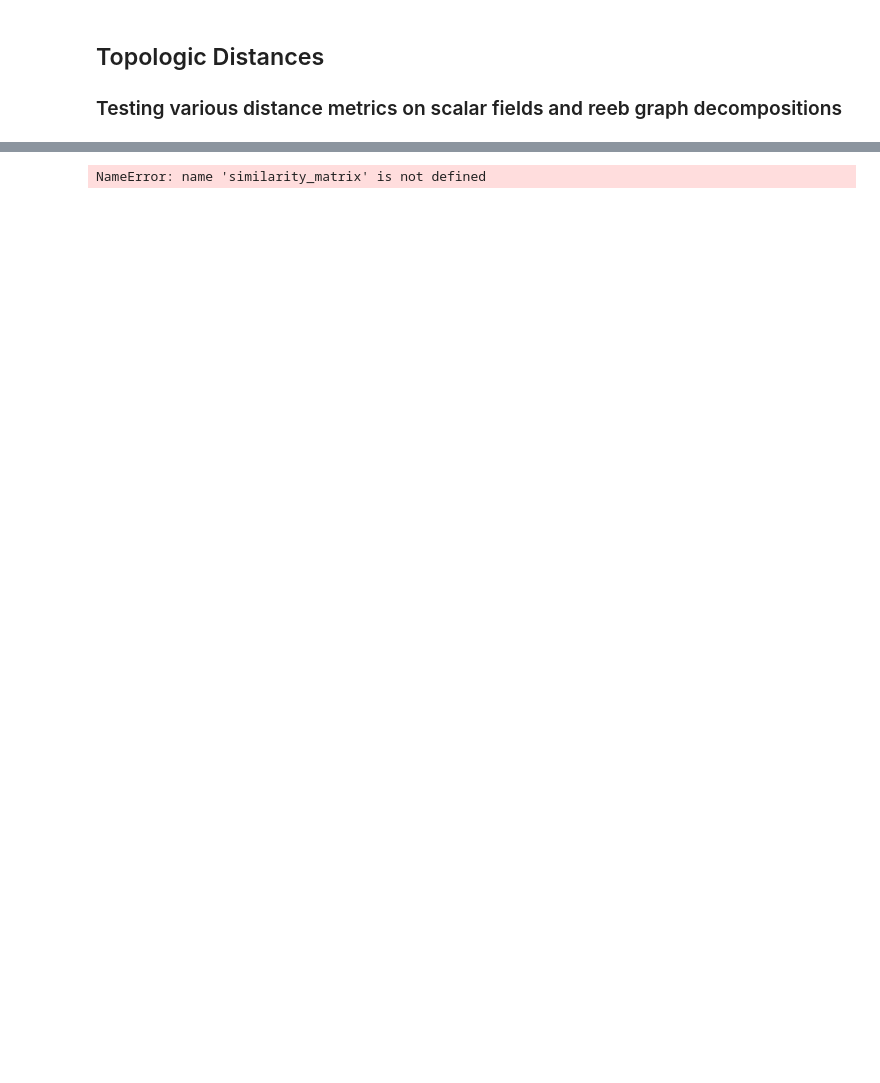
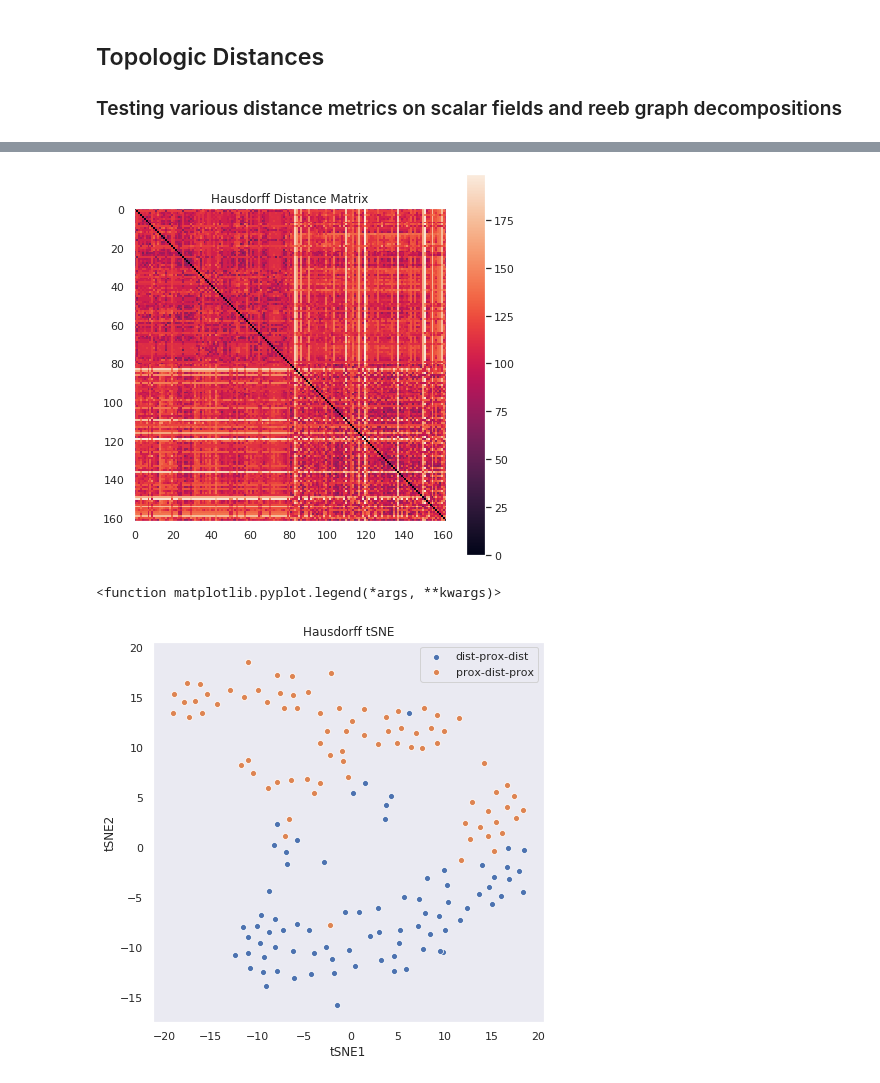
Before and after one commit to ntolley/reeb_matching_github, a Jupyter notebook: code/topologic_distances.ipynb, the cells around one changed output, grey strips where cells are left out. Cells and saved outputs as stored; diff of their text form; code cells hidden in the pictures; blank space fills up the shorter version.

Commit message:
Apply tsne to hausdorff distance matrix

```diff
--- a/code/topologic_distances.ipynb
+++ b/code/topologic_distances.ipynb
@@ -104,13 +102,24 @@ NameError: name 'similarity_matrix' is not defined
-# %%
-%matplotlib inline
-plt.figure(figsize=(5,5))
-sns.set_style('darkgrid',{'axes.grid' : False})
-plt.imshow(similarity_matrix)
-plt.title('Topographic Similarity Matrix')
-plt.colorbar()
-plt.show()
-# %% [output]
-NameError: name 'similarity_matrix' is not defined
+# %%
+%matplotlib inline
+plt.figure(figsize=(7,7))
+sns.set_style('darkgrid',{'axes.grid' : False})
+plt.imshow(similarity_matrix)
+plt.title('Hausdorff Distance Matrix')
+plt.colorbar()
+plt.show()
+
+plt.figure(figsize=(7,7))
+sim_embedded = TSNE(n_components=2).fit_transform(similarity_matrix)
+sns.scatterplot(x = sim_embedded[:82,0], y = sim_embedded[:82,1], label='dist-prox-dist')
+sns.scatterplot(x = sim_embedded[82:,0], y = sim_embedded[82:,1], label='prox-dist-prox')
+plt.title('Hausdorff tSNE')
+plt.xlabel('tSNE1')
+plt.ylabel('tSNE2')
+plt.legend
+# %% [output]
+[figure, added]
+<function matplotlib.pyplot.legend(*args, **kwargs)>
+[figure, added]
 # %%
 %matplotlib qt
 # for i in range(similarity_matrix.shape[0]):
```
Also changed, not shown: parts of 6 cells of this notebook.
